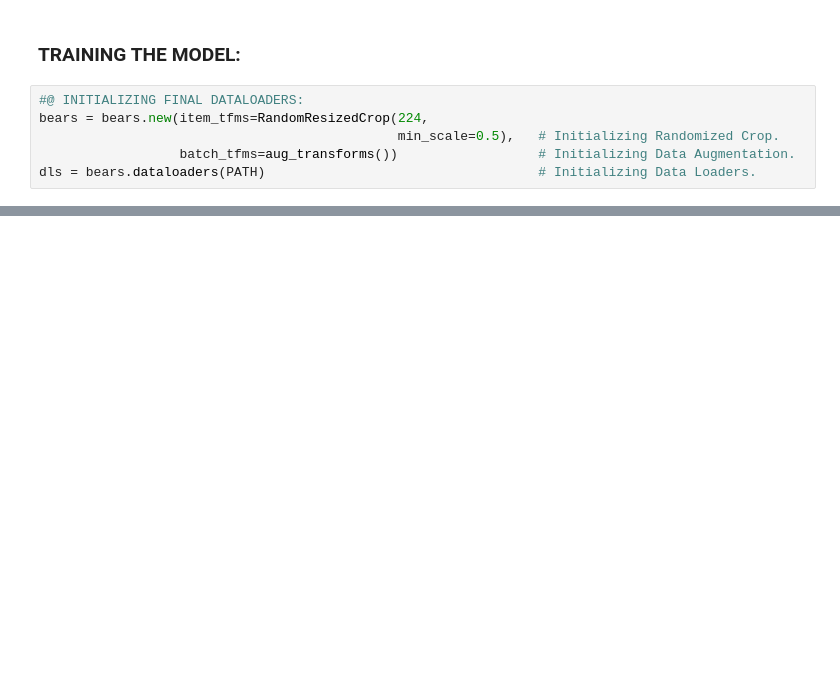
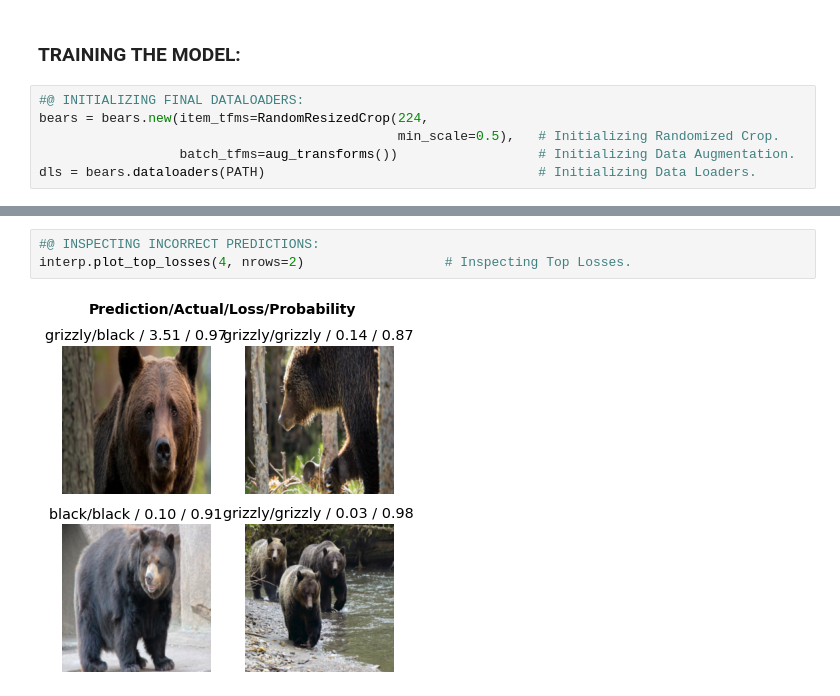
Before and after one commit to ThinamXx/Fastai, a Jupyter notebook: 2. Model Production/BearDetector.ipynb, the cells around one changed output, grey strips where cells are left out. Cells and saved outputs as stored; diff of their text form; blank space fills up the shorter version.

```diff
--- a/2. Model Production/BearDetector.ipynb
+++ b/2. Model Production/BearDetector.ipynb
@@ -180,0 +188,5 @@ learn.fine_tune(4)                                        # Training the Model.
+# %%
+#@ INSPECTING INCORRECT PREDICTIONS:
+interp.plot_top_losses(4, nrows=2)                  # Inspecting Top Losses.
+# %% [output]
+[figure, added]
```
Also changed, not shown: parts of 27 cells of this notebook.
